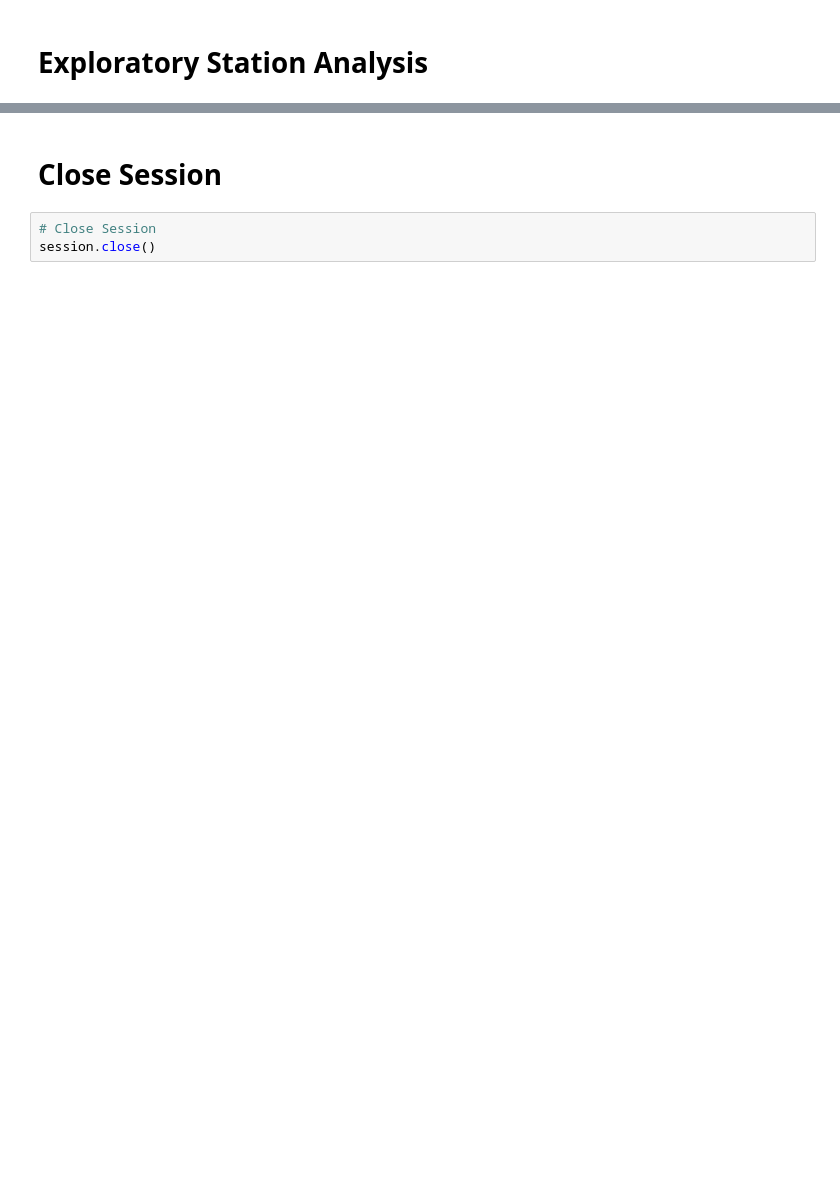
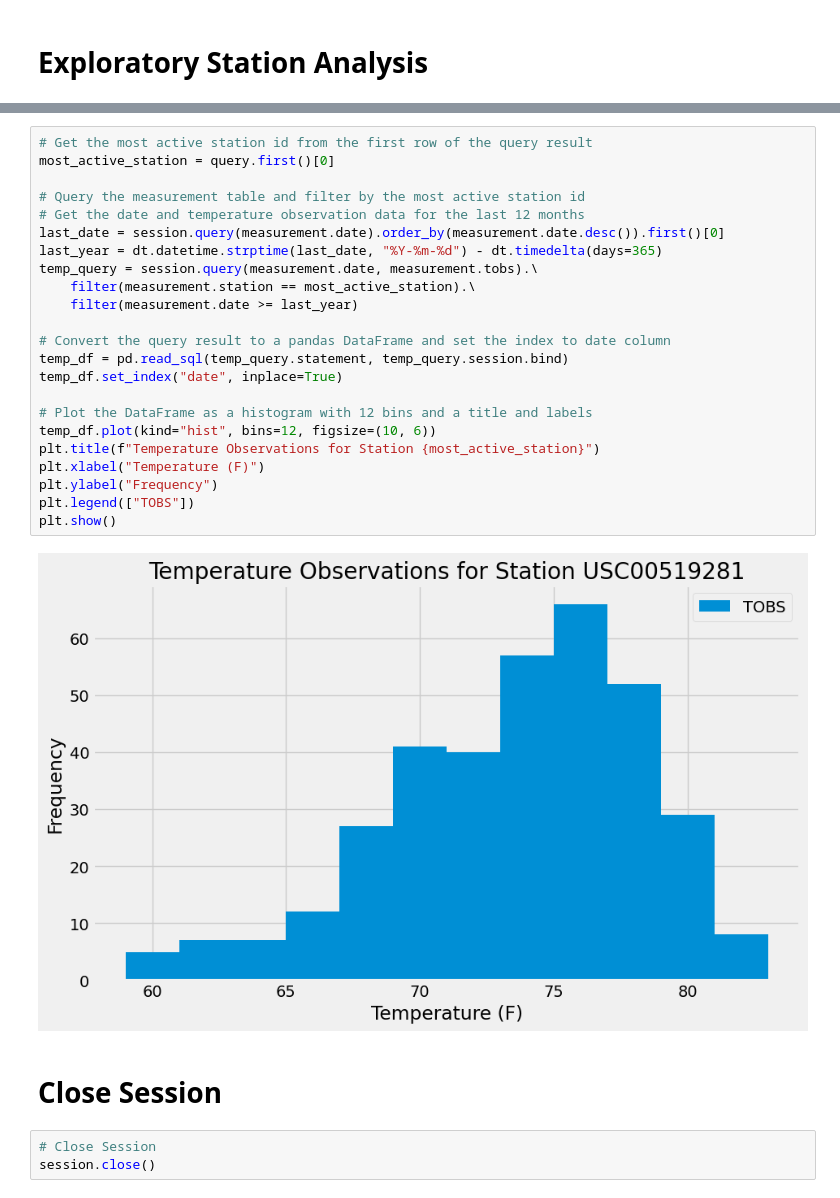
Before and after one commit to Buriteni/sqlalchemy-challenge, a Jupyter notebook: climate_starter.ipynb, the cells around one changed output, grey strips where cells are left out. Drawn from its saved outputs; the diff is of its cells as text; blank space fills up the shorter version.

```diff
--- a/climate_starter.ipynb
+++ b/climate_starter.ipynb
@@ -132,3 +131,28 @@ Text(0.5, 4.183333333333314, 'Temperature')
+# %%
+# Get the most active station id from the first row of the query result
+most_active_station = query.first()[0]
+
+# Query the measurement table and filter by the most active station id
+# Get the date and temperature observation data for the last 12 months
+last_date = session.query(measurement.date).order_by(measurement.date.desc()).first()[0]
+last_year = dt.datetime.strptime(last_date, "%Y-%m-%d") - dt.timedelta(days=365)
+temp_query = session.query(measurement.date, measurement.tobs).\
+    filter(measurement.station == most_active_station).\
+    filter(measurement.date >= last_year)
+
+# Convert the query result to a pandas DataFrame and set the index to date column
+temp_df = pd.read_sql(temp_query.statement, temp_query.session.bind)
+temp_df.set_index("date", inplace=True)
+
+# Plot the DataFrame as a histogram with 12 bins and a title and labels
+temp_df.plot(kind="hist", bins=12, figsize=(10, 6))
+plt.title(f"Temperature Observations for Station {most_active_station}")
+plt.xlabel("Temperature (F)")
+plt.ylabel("Frequency")
+plt.legend(["TOBS"])
+plt.show()
+# %% [output]
+[figure, added]
 # %% [markdown]
 # Close Session
 # %%
```
Also changed, not shown: parts of 8 cells of this notebook.
